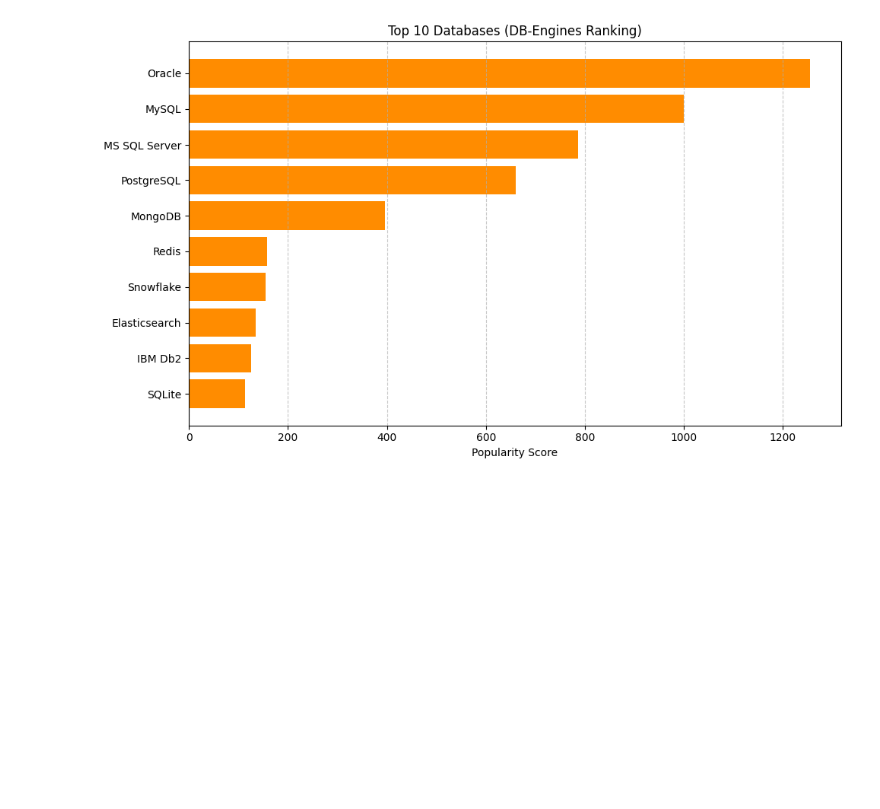
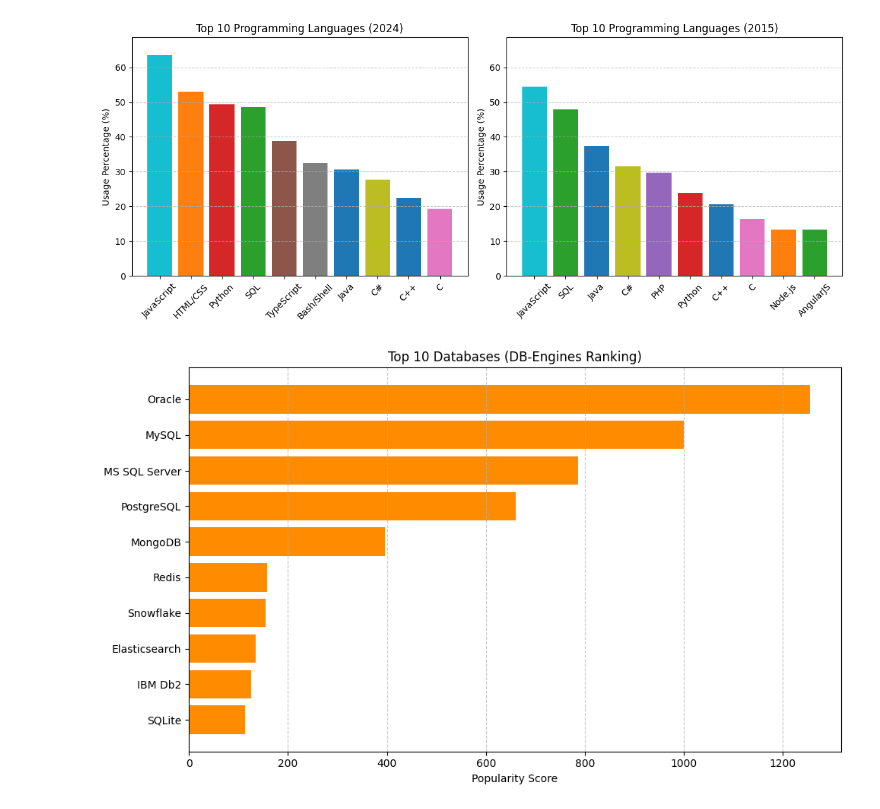
Before and after one commit to EhSlashEh/NPower-Capstone, a Jupyter notebook: Capstone.ipynb, the cells around one changed output. Cells and saved outputs as stored; diff of their text form; code cells hidden in the pictures; blank space fills up the shorter version.

```diff
--- a/Capstone.ipynb
+++ b/Capstone.ipynb
@@ -33,3 +39,50 @@ plt.show()
+# %%
+import matplotlib.pyplot as plt
+
+# Data from Stack Overflow Developer Surveys
+languages_2024 = ["JavaScript", "HTML/CSS", "Python", "SQL", "TypeScript", "Bash/Shell", "Java", "C#", "C++", "C"]
+usage_2024 = [63.61, 52.97, 49.28, 48.66, 38.87, 32.37, 30.55, 27.62, 22.42, 19.34]
+
+languages_2015 = ["JavaScript", "SQL", "Java", "C#", "PHP", "Python", "C++", "C", "Node.js", "AngularJS"]
+usage_2015 = [54.4, 48.0, 37.4, 31.6, 29.7, 23.8, 20.6, 16.4, 13.3, 13.3]
+
+# Collect all unique languages
+all_languages = list(set(languages_2024 + languages_2015))
+
+# Use the new colormap approach
+color_palette = plt.colormaps["tab10"]
+color_map = {lang: color_palette(i % 10) for i, lang in enumerate(all_languages)}
+
+# Create subplots
+fig, axes = plt.subplots(1, 2, figsize=(12, 5))
+
+# Set common Y-axis limit
+max_y = max(max(usage_2024), max(usage_2015))
+y_limit = (0, max_y + 5)  # Add a little padding
+
+# Plot 2024 survey data
+colors_2024 = [color_map[lang] for lang in languages_2024]
+axes[0].bar(languages_2024, usage_2024, color=colors_2024)
+axes[0].set_title("Top 10 Programming Languages (2024)")
+axes[0].set_ylabel("Usage Percentage (%)")
+axes[0].set_xticklabels(languages_2024, rotation=45)
+axes[0].grid(axis='y', linestyle='--', alpha=0.7)
+axes[0].set_ylim(y_limit)
+
+# Plot 2015 survey data
+colors_2015 = [color_map[lang] for lang in languages_2015]
+axes[1].bar(languages_2015, usage_2015, color=colors_2015)
+axes[1].set_title("Top 10 Programming Languages (2015)")
+axes[1].set_ylabel("Usage Percentage (%)")
+axes[1].set_xticklabels(languages_2015, rotation=45)
+axes[1].grid(axis='y', linestyle='--', alpha=0.7)
+axes[1].set_ylim(y_limit)
+
+# Adjust layout
+plt.tight_layout()
+plt.show()
+# %% [output]
+[figure, added]
 # %%
 import matplotlib.pyplot as plt # type: ignore
 
```
Also changed, not shown: parts of 7 cells of this notebook.
